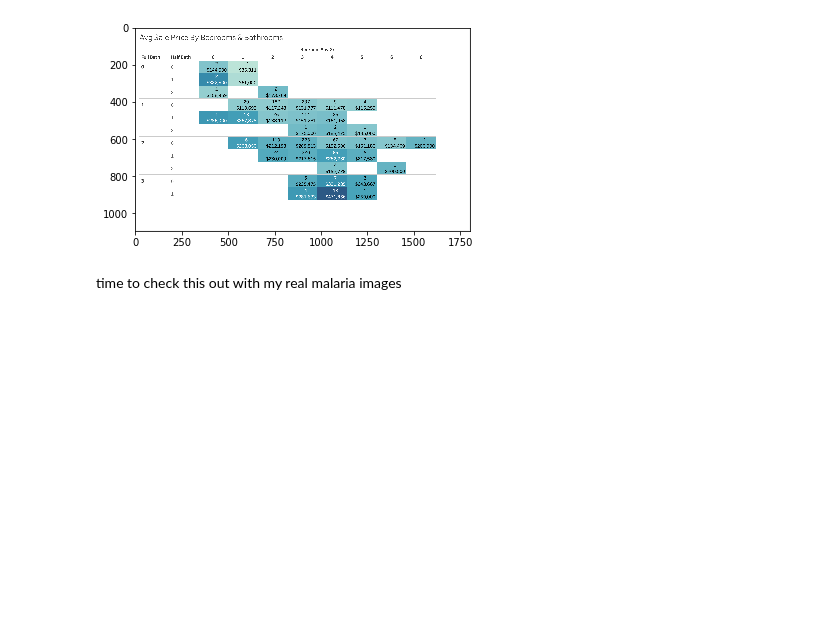
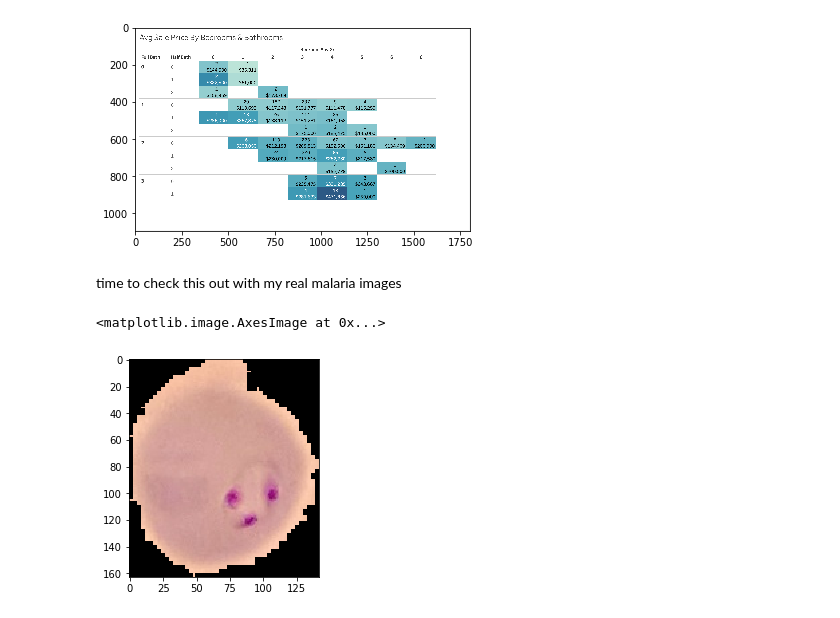
Before and after one commit to SamPoad/data-labs, a Jupyter notebook: final-project/Poad_jupyternotebook.ipynb, the cells around one changed output. Cells and saved outputs as stored; diff of their text form; code cells hidden in the pictures; blank space fills up the shorter version.

```diff
--- a/final-project/Poad_jupyternotebook.ipynb
+++ b/final-project/Poad_jupyternotebook.ipynb
@@ -61,3 +61,10 @@ print(img_array.shape)
 convert_img_back = Image.fromarray(img_array)
 # %% [markdown]
 time to check this out with my real malaria images
+# %%
+cell_img_array_pos_mal = mplimage.imread('./cell_images/parasitized/C33P1thinF_IMG_20150619_114756a_cell_179.png')
+
+plt.imshow(cell_img_array_pos_mal)
+# %% [output]
+<matplotlib.image.AxesImage at 0x...>
+[figure, added]
```
Also changed, not shown: parts of 4 cells of this notebook, 1 other file.
